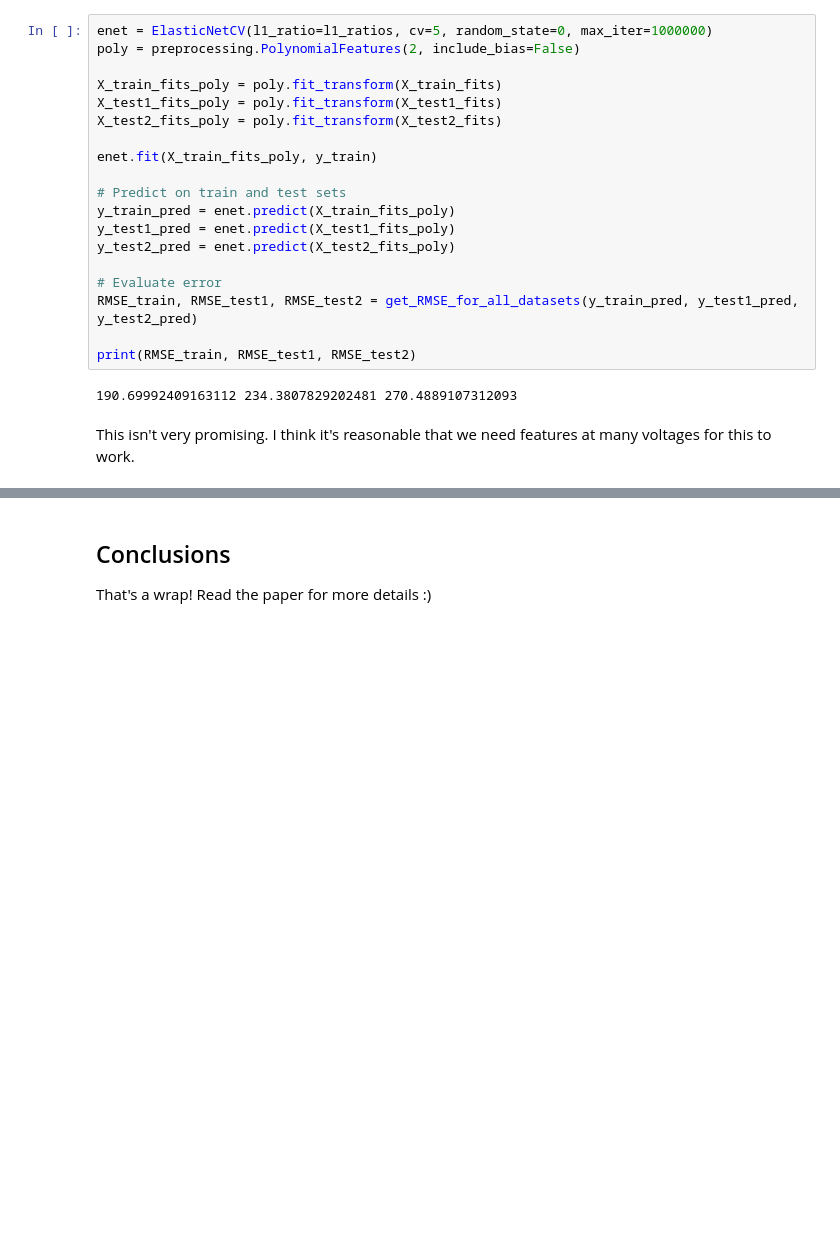
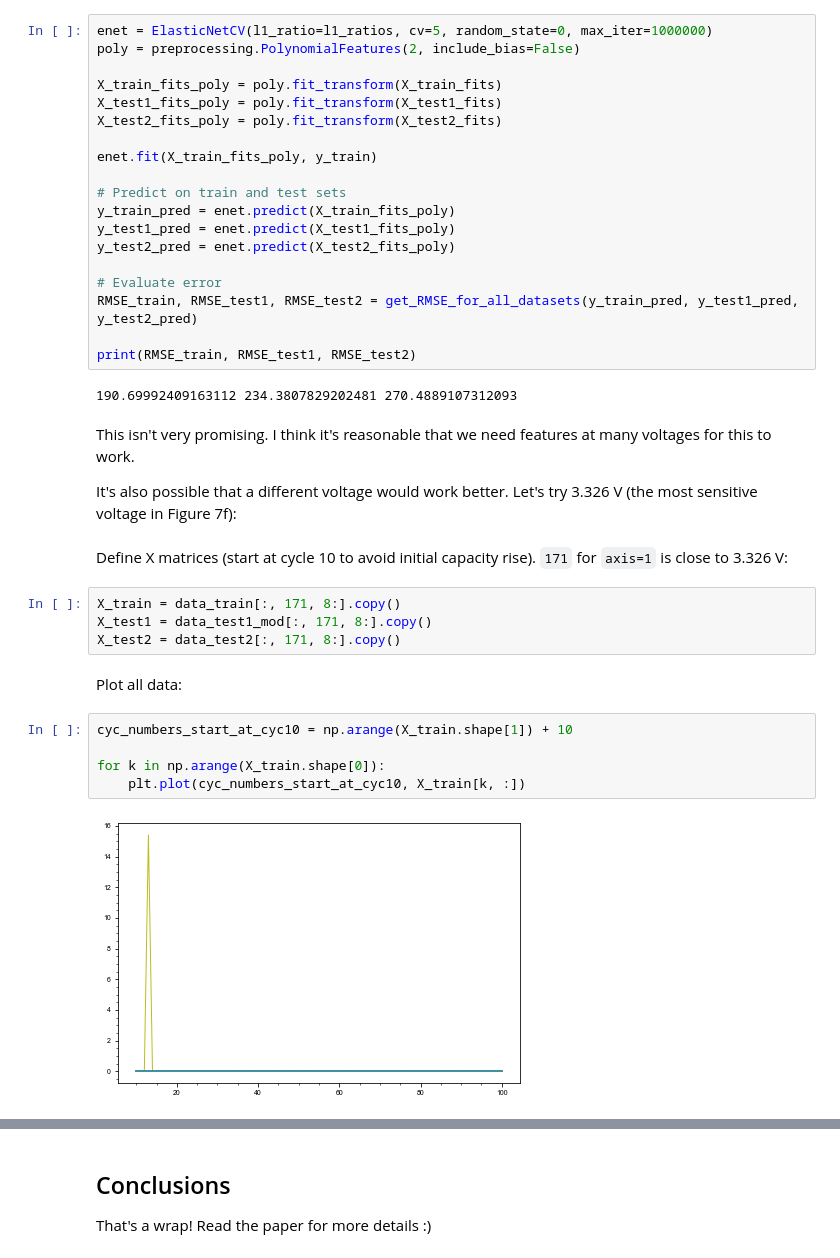
Before and after one commit to petermattia/revisit-severson-et-al, a Jupyter notebook: revisit-severson-et-al.ipynb, the cells around one changed output, grey strips where cells are left out. Drawn from its saved outputs; the diff is of its cells as text; blank space fills up the shorter version.

```diff
--- a/revisit-severson-et-al.ipynb
+++ b/revisit-severson-et-al.ipynb
@@ -1998,3 +1998,20 @@ print(RMSE_train, RMSE_test1, RMSE_test2)
 190.69992409163112 234.3807829202481 270.4889107312093
 # %% [markdown]
 This isn't very promising. I think it's reasonable that we need features at many voltages for this to work.
+
+It's also possible that a different voltage would work better. Let's try 3.326 V (the most sensitive voltage in Figure 7f):
+# %% [markdown]
+Define X matrices (start at cycle 10 to avoid initial capacity rise). `171` for `axis=1` is close to 3.326 V:
+# %%
+X_train = data_train[:, 171, 8:].copy()
+X_test1 = data_test1_mod[:, 171, 8:].copy()
+X_test2 = data_test2[:, 171, 8:].copy()
+# %% [markdown]
+Plot all data:
+# %%
+cyc_numbers_start_at_cyc10 = np.arange(X_train.shape[1]) + 10
+
+for k in np.arange(X_train.shape[0]):
+    plt.plot(cyc_numbers_start_at_cyc10, X_train[k, :])
+# %% [output]
+[figure, added]
```
Also changed, not shown: parts of 17 cells of this notebook, 9 other files.
